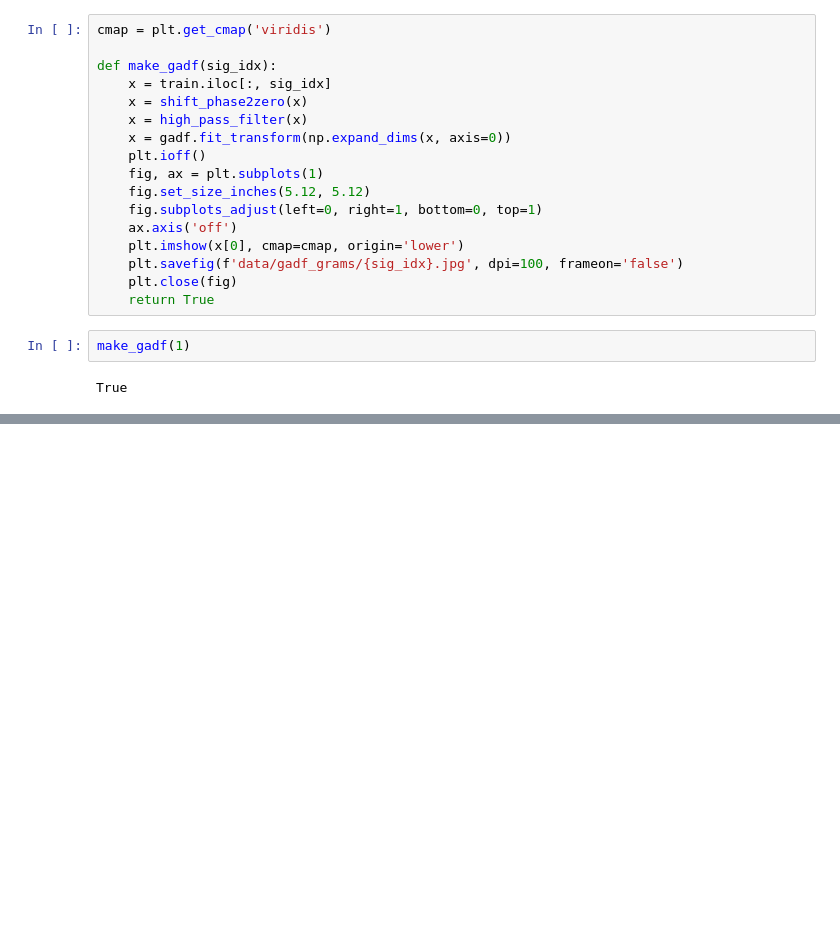
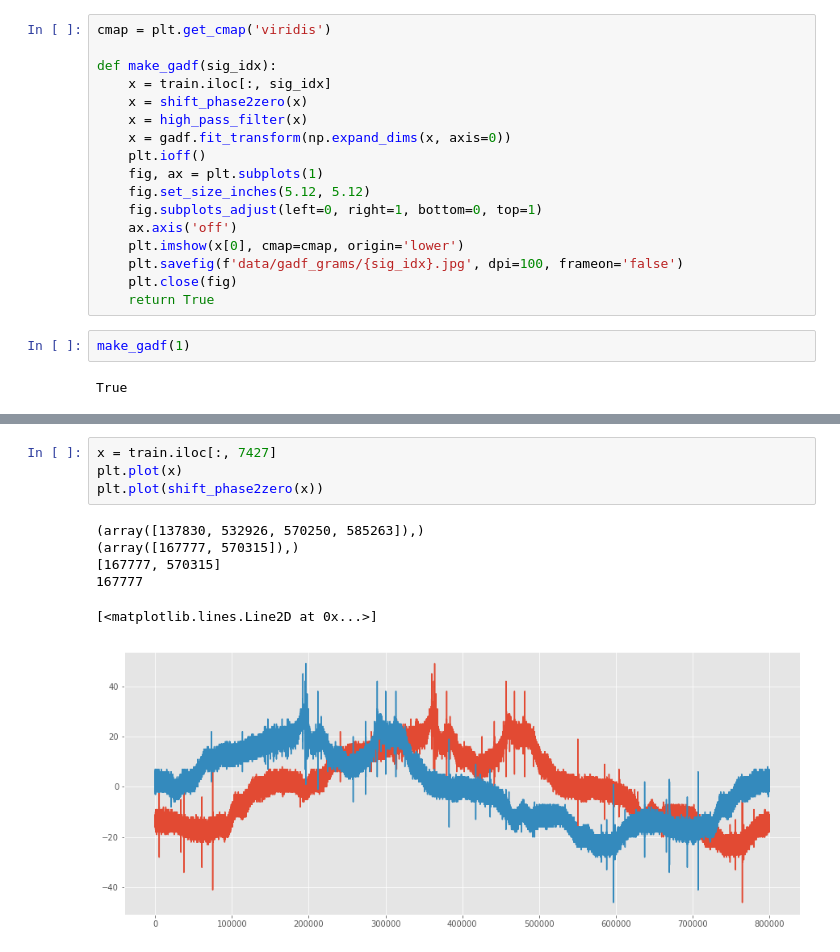
Before and after one commit to gokul-krishna/VSBPowerLineFaultDetection, a Jupyter notebook: SaveSpectrograms.ipynb, the cells around one changed output, grey strips where cells are left out. Drawn from its saved outputs; the diff is of its cells as text; blank space fills up the shorter version.

```diff
--- a/SaveSpectrograms.ipynb
+++ b/SaveSpectrograms.ipynb
@@ -149,0 +205,11 @@ True
+# %%
+x = train.iloc[:, 7427]
+plt.plot(x)
+plt.plot(shift_phase2zero(x))
+# %% [output]
+(array([137830, 532926, 570250, 585263]),)
+(array([167777, 570315]),)
+[167777, 570315]
+167777
+[<matplotlib.lines.Line2D at 0x...>]
+[figure, added]
```
Also changed, not shown: parts of 16 cells of this notebook, 1 other file.
